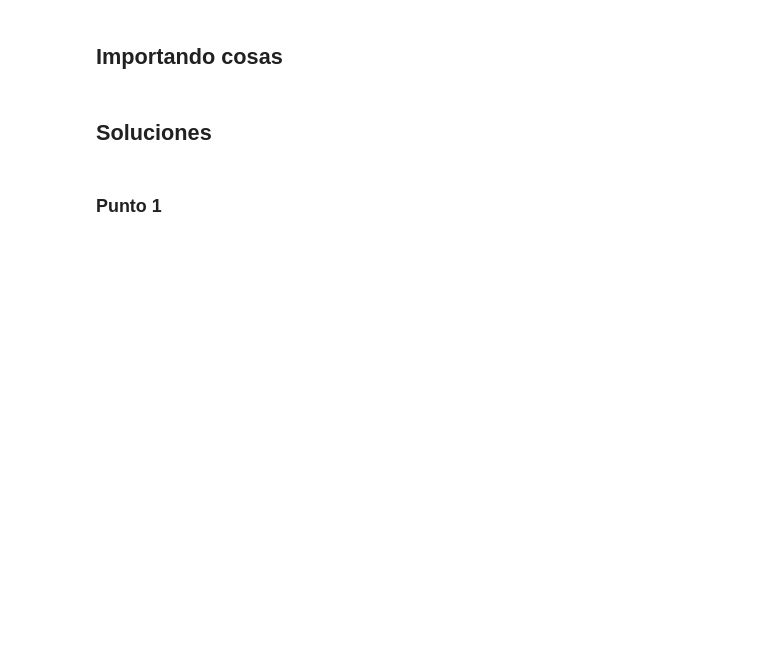
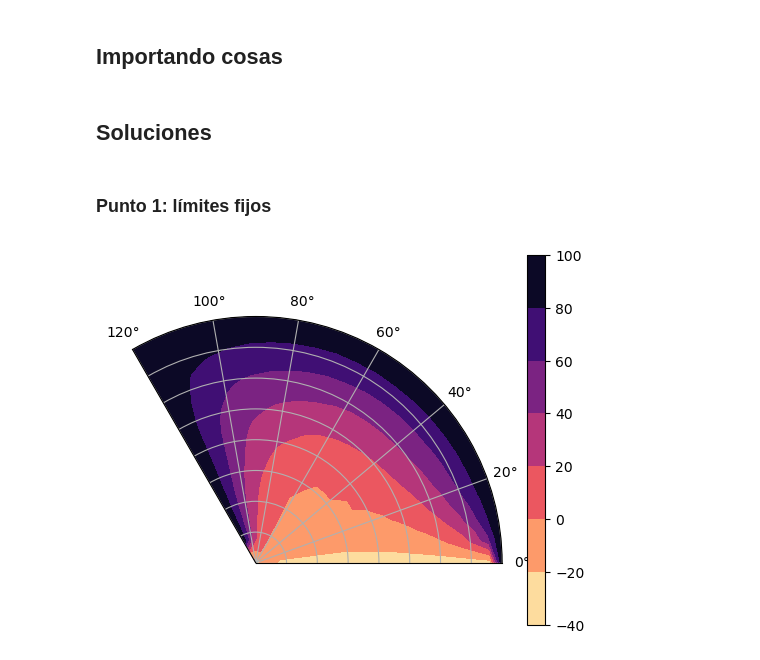
Before and after one commit to rifusaki/college, a Jupyter notebook: herrcomp/Tareas/08_Laplace/laplace.ipynb, the cells around one changed output. Drawn from its saved outputs; the diff is of its cells as text; code cells hidden in the pictures; blank space fills up the shorter version.

```diff
--- a/herrcomp/Tareas/08_Laplace/laplace.ipynb
+++ b/herrcomp/Tareas/08_Laplace/laplace.ipynb
@@ -7,4 +7,4 @@ import matplotlib.cm as cm
 # %% [markdown]
 ## Soluciones
 # %% [markdown]
-### Punto 1
+### Punto 1: límites fijos
@@ -31,14 +11,40 @@ phi[:,-1] = rt2p3
+# %%
+# Domain: r and theta
+ri, rf = 0, 2
+ti, tf = 0, 2*np.pi/3
+
+# Parametres
+dr, dt = 0.1, 0.1
+n = 20000          # Iterations
+default_val = 0    # Filling up the space
 # %%
-for a in range(niter):
-    for i in range(1, n-1):
-        for j in range(1, n-1):
-            phi[i,j] = ((phi[i+1,j]+phi[i-1,j])/(2*dr**2) + (phi[i,j+1]+phi[i,j-1])/(2*(i*dr*dt)**2) +
-                        (phi[i+1,j]-phi[i-1,j])/(2*i*dr**2))/(1/dr**2 + 1/(i*dr*dt)**2)
+def laplace_polar(ri, rf, ti, tf, dr, dt, lim_ti, lim_tf, lim_rf, default_val, n):
+    theta, r = np.meshgrid(np.arange(ti,tf+dt,dt),np.arange(ri,rf+dr,dr))
+    phi = np.full(theta.shape, default_val)
+
+    phi[:,-1] = lim_rf(r[:,-1])
+    phi[1,:], phi[-1,:] = lim_ti(theta[1]), lim_tf(theta[-1])
+
+    for x in range(n):
+        for i in range(1, r.shape[0]-1):
+            for j in range(1, theta.shape[1]-1):
+                phi[i, j] = ((phi[i+1, j]+phi[i-1, j])/(2*dr**2) + (phi[i, j+1]+phi[i, j-1])/(2*(i*dr*dt)**2) + (phi[i+1, j] - phi[i-1, j])/(2*i*dr**2))/(1/dr**2 + 1/(i*dr*dt)**2)
+
+
+    return theta, r, phi
+# %%
+# Conditions and limits
+lim_ti = lambda theta: 0          # Theta = 0
+lim_tf = lambda r: 100        # Theta = tf
+lim_rf = lambda r: 100        # r = rf
+
+theta0, r0, phi0 = laplace_polar(ri, rf, ti, tf, dr, dt, lim_ti, lim_tf, lim_rf, default_val, n)
 # %%
-# plotting
 ax = plt.subplot(111, polar=True)
 ax.set_yticklabels([])
-ctf = ax.contourf(r, theta, phi, cmap=cm.magma_r)
+ctf = ax.contourf(theta0, r0, phi0, cmap=cm.magma_r)
 plt.colorbar(ctf)
-plt.axis([0,limt,0,limr])
+plt.axis([ti,tf,ri,rf])
 plt.show()
+# %% [output]
+[figure, added]
```
Also changed, not shown: parts of 3 cells of this notebook.
